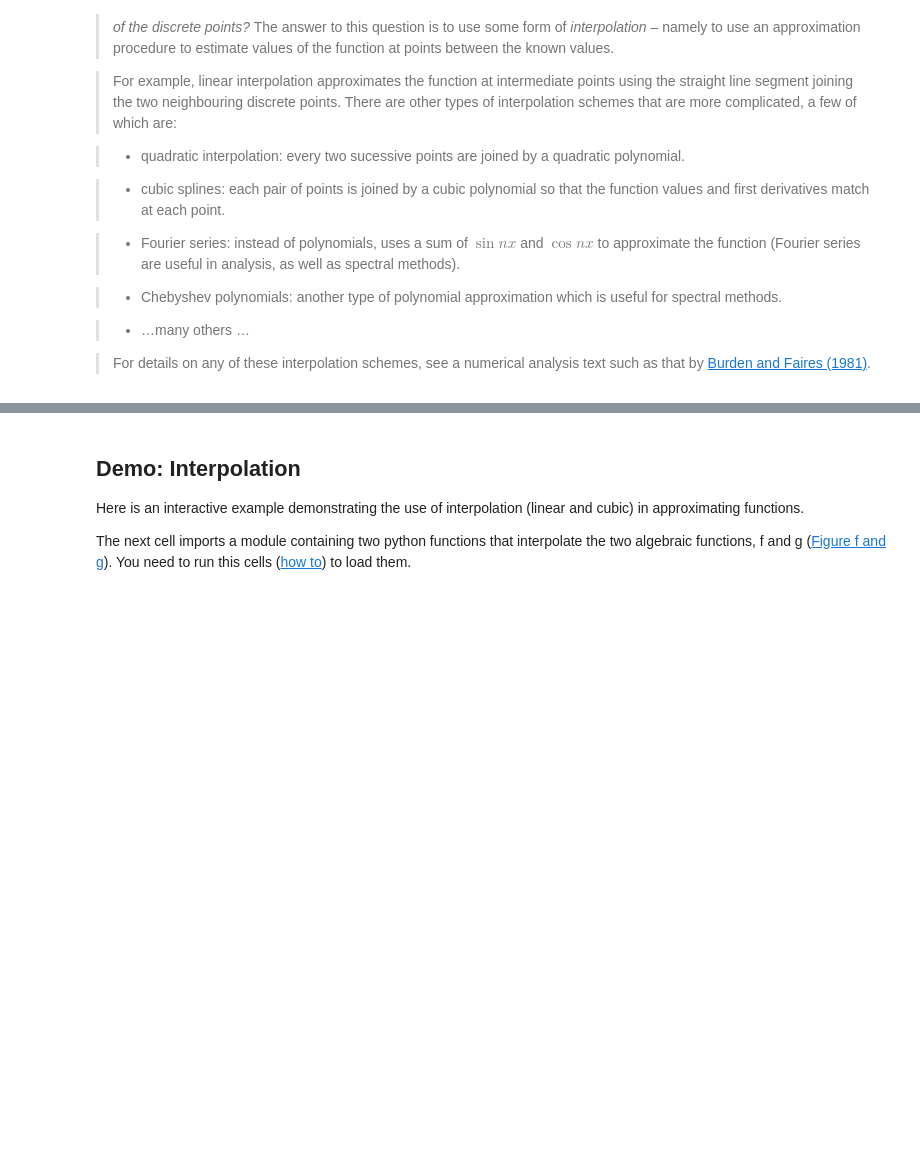
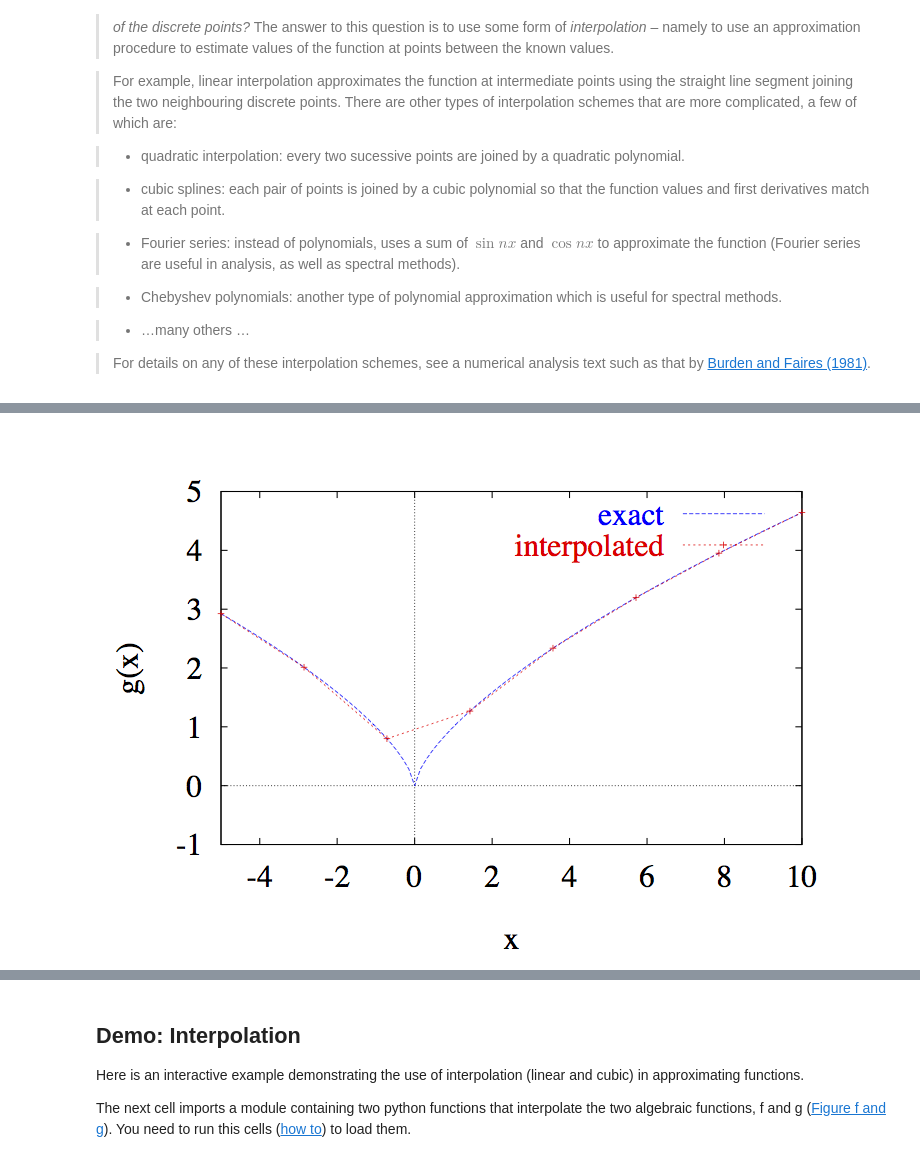
Before and after one commit to tjarnikova/numeric, a Jupyter notebook: lab1/Lab_1.ipynb, the cells around one changed output, grey strips where cells are left out. Drawn from its saved outputs; the diff is of its cells as text; code cells hidden in the pictures; blank space fills up the shorter version.

```diff
--- a/lab1/Lab_1.ipynb
+++ b/lab1/Lab_1.ipynb
@@ -523 +530,5 @@ analysis text such as that by [Burden and Faires (1981)](#Ref-BurdenFaires).
+# %%
+Image(filename='discrete/g.png', width='60%')
+# %% [output]
+[figure, added]
 # %% [markdown]
```
Also changed, not shown: parts of 18 cells of this notebook.
